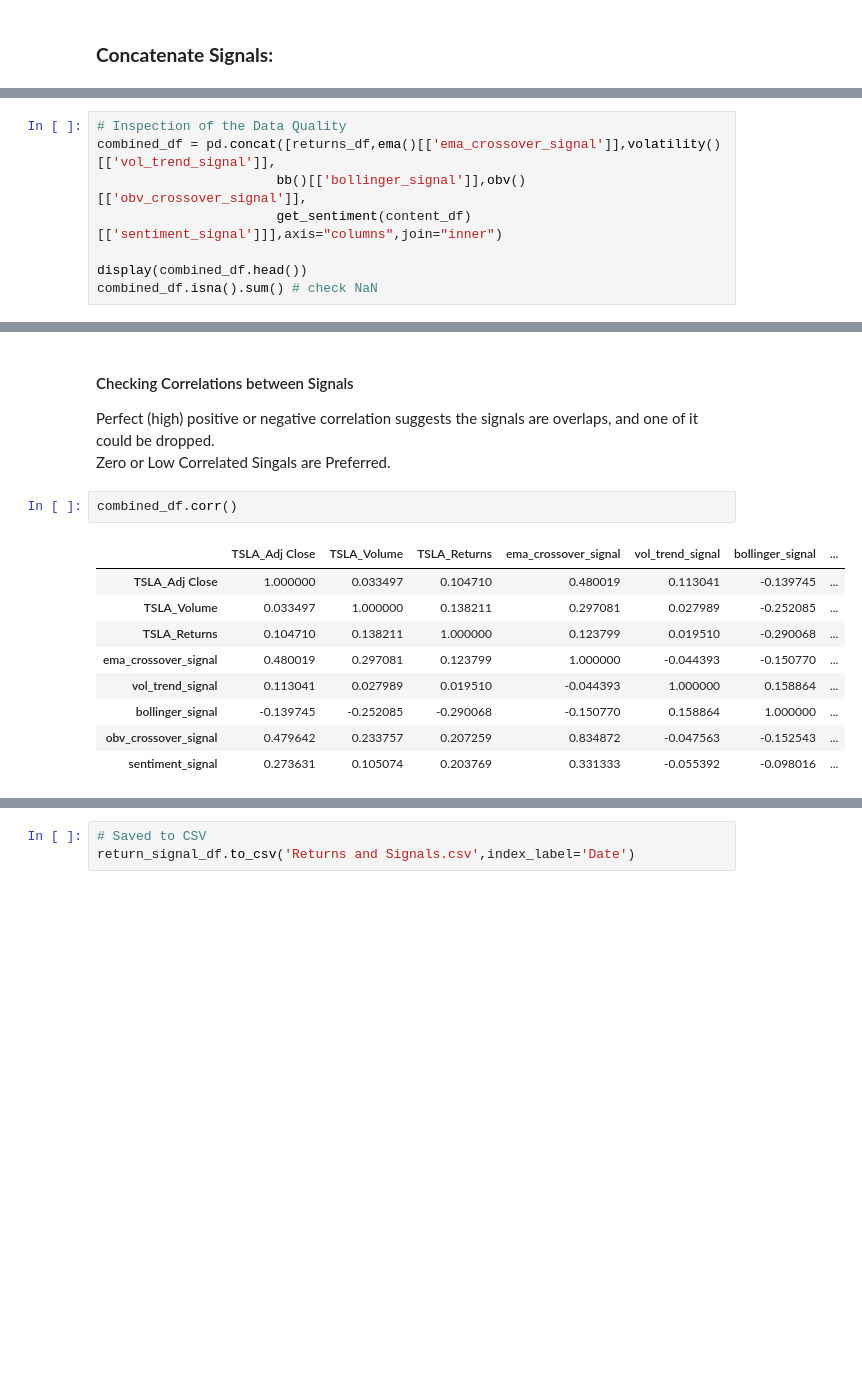
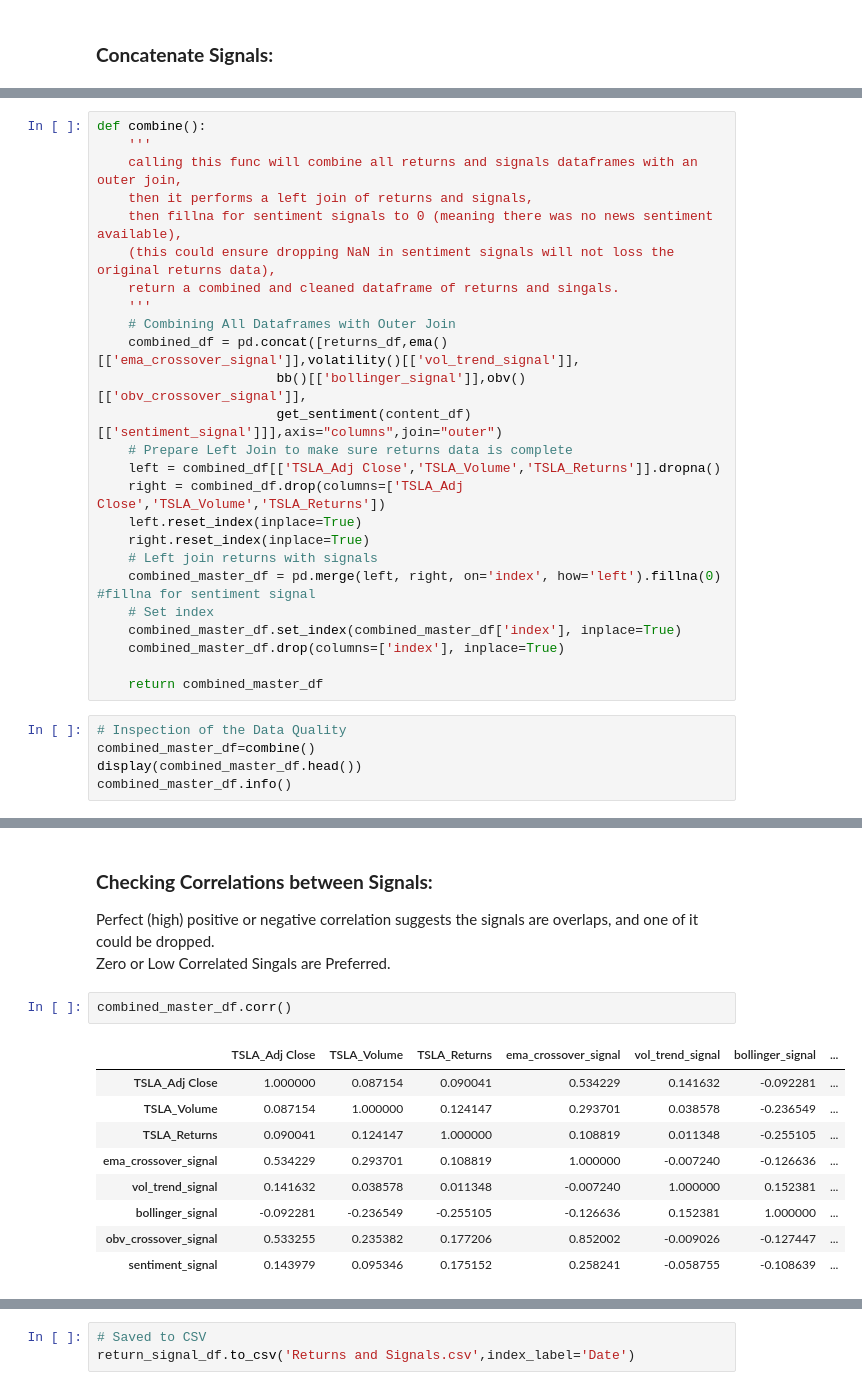
Before and after one commit to winstonpgao/Technical-Trading-Strategies-Using-Machine-Learning-and-Deep-Learning-Models, a Jupyter notebook: Project_Two_PART_1_Returns_Signals.ipynb, the cells around one changed output, grey strips where cells are left out. Cells and saved outputs as stored; diff of their text form; blank space fills up the shorter version.

```diff
--- a/Project_Two_PART_1_Returns_Signals.ipynb
+++ b/Project_Two_PART_1_Returns_Signals.ipynb
@@ -423,8 +416,0 @@ get_sentiment(content_df).head()
-# %%
-# Inspection of the Data Quality
-combined_df = pd.concat([returns_df,ema()[['ema_crossover_signal']],volatility()[['vol_trend_signal']],
-                       bb()[['bollinger_signal']],obv()[['obv_crossover_signal']],
-                       get_sentiment(content_df)[['sentiment_signal']]],axis="columns",join="inner")
-
-display(combined_df.head())
-combined_df.isna().sum() # check NaN
@@ -446,0 +417,30 @@ dtype: int64
+# %%
+def combine():
+    '''
+    calling this func will combine all returns and signals dataframes with an outer join,
+    then it performs a left join of returns and signals,
+    then fillna for sentiment signals to 0 (meaning there was no news sentiment available),
+    (this could ensure dropping NaN in sentiment signals will not loss the original returns data),
+    return a combined and cleaned dataframe of returns and singals.
+    '''
+    # Combining All Dataframes with Outer Join
+    combined_df = pd.concat([returns_df,ema()[['ema_crossover_signal']],volatility()[['vol_trend_signal']],
+                       bb()[['bollinger_signal']],obv()[['obv_crossover_signal']],
+                       get_sentiment(content_df)[['sentiment_signal']]],axis="columns",join="outer")
+    # Prepare Left Join to make sure returns data is complete
+    left = combined_df[['TSLA_Adj Close','TSLA_Volume','TSLA_Returns']].dropna()
+    right = combined_df.drop(columns=['TSLA_Adj Close','TSLA_Volume','TSLA_Returns'])
+    left.reset_index(inplace=True)
+    right.reset_index(inplace=True)
+    # Left join returns with signals
+    combined_master_df = pd.merge(left, right, on='index', how='left').fillna(0) #fillna for sentiment signal
+    # Set index
+    combined_master_df.set_index(combined_master_df['index'], inplace=True)
+    combined_master_df.drop(columns=['index'], inplace=True)
+
+    return combined_master_df
+# %%
+# Inspection of the Data Quality
+combined_master_df=combine()
+display(combined_master_df.head())
+combined_master_df.info()
@@ -447,19 +468,19 @@ dtype: int64
 # %% [markdown]
-#### Checking Correlations between Signals
+### **Checking Correlations between Signals:**
 Perfect (high) positive or negative correlation suggests the signals are overlaps, and one of it could be dropped.
 <br>Zero or Low Correlated Singals are Preferred.
 # %%
-combined_df.corr()
+combined_master_df.corr()
 # %% [output]
 |  | TSLA_Adj Close | TSLA_Volume | TSLA_Returns | ema_crossover_signal | vol_trend_signal | bollinger_signal | ... |
-| TSLA_Adj Close | 1.000000 | 0.033497 | 0.104710 | 0.480019 | 0.113041 | -0.139745 | ... |
-| TSLA_Volume | 0.033497 | 1.000000 | 0.138211 | 0.297081 | 0.027989 | -0.252085 | ... |
-| TSLA_Returns | 0.104710 | 0.138211 | 1.000000 | 0.123799 | 0.019510 | -0.290068 | ... |
-| ema_crossover_signal | 0.480019 | 0.297081 | 0.123799 | 1.000000 | -0.044393 | -0.150770 | ... |
-| vol_trend_signal | 0.113041 | 0.027989 | 0.019510 | -0.044393 | 1.000000 | 0.158864 | ... |
-| bollinger_signal | -0.139745 | -0.252085 | -0.290068 | -0.150770 | 0.158864 | 1.000000 | ... |
-| obv_crossover_signal | 0.479642 | 0.233757 | 0.207259 | 0.834872 | -0.047563 | -0.152543 | ... |
-| sentiment_signal | 0.273631 | 0.105074 | 0.203769 | 0.331333 | -0.055392 | -0.098016 | ... |
+| TSLA_Adj Close | 1.000000 | 0.087154 | 0.090041 | 0.534229 | 0.141632 | -0.092281 | ... |
+| TSLA_Volume | 0.087154 | 1.000000 | 0.124147 | 0.293701 | 0.038578 | -0.236549 | ... |
+| TSLA_Returns | 0.090041 | 0.124147 | 1.000000 | 0.108819 | 0.011348 | -0.255105 | ... |
+| ema_crossover_signal | 0.534229 | 0.293701 | 0.108819 | 1.000000 | -0.007240 | -0.126636 | ... |
+| vol_trend_signal | 0.141632 | 0.038578 | 0.011348 | -0.007240 | 1.000000 | 0.152381 | ... |
+| bollinger_signal | -0.092281 | -0.236549 | -0.255105 | -0.126636 | 0.152381 | 1.000000 | ... |
+| obv_crossover_signal | 0.533255 | 0.235382 | 0.177206 | 0.852002 | -0.009026 | -0.127447 | ... |
+| sentiment_signal | 0.143979 | 0.095346 | 0.175152 | 0.258241 | -0.058755 | -0.108639 | ... |
 # %%
 import seaborn as sns
 sns.heatmap(combined_df.corr(), vmin = -1, vmax = 1)
```
Also changed, not shown: parts of 7 cells of this notebook, 2 other files.
